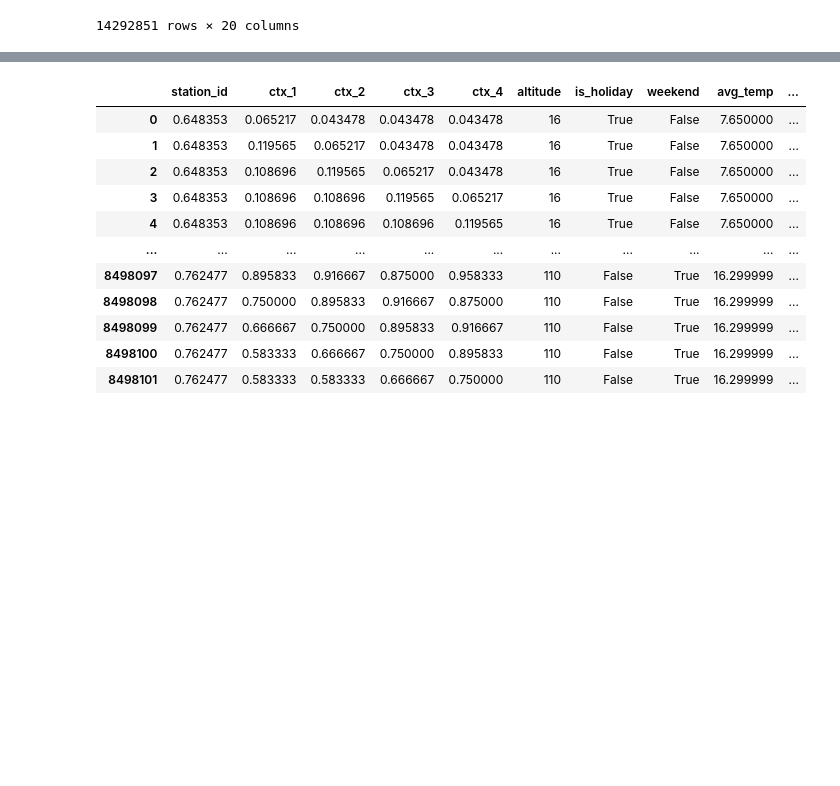
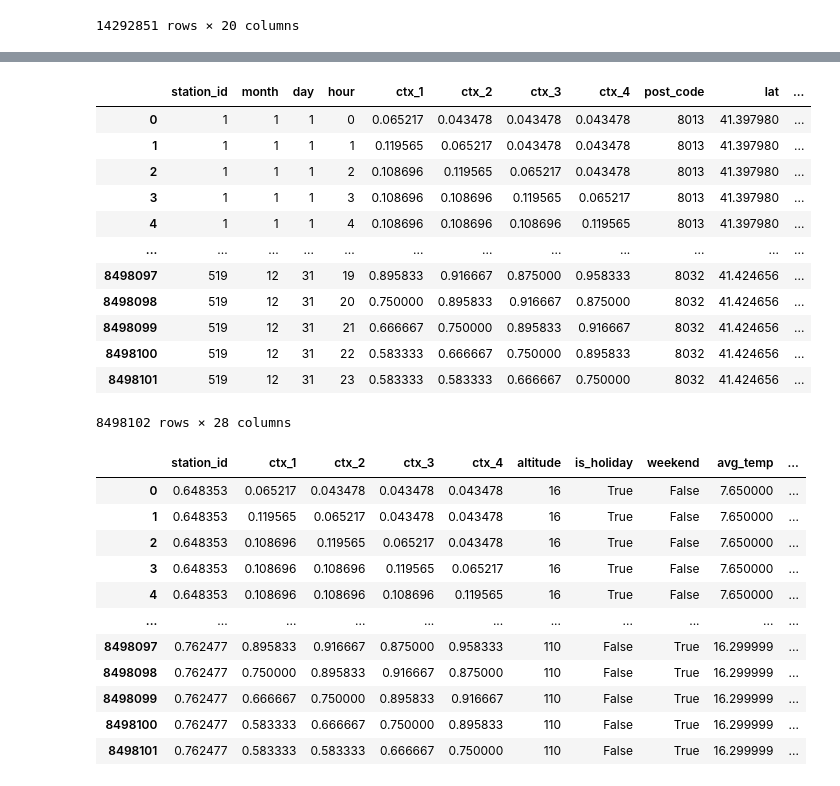
Before and after one commit to jadelaossa/bike-availability-prediction, a Jupyter notebook: notebooks/4.0-jdf-model-training.ipynb, the cells around one changed output, grey strips where cells are left out. Drawn from its saved outputs; the diff is of its cells as text; code cells hidden in the pictures; blank space fills up the shorter version.

```diff
--- a/notebooks/4.0-jdf-model-training.ipynb
+++ b/notebooks/4.0-jdf-model-training.ipynb
@@ -133,6 +144,22 @@ def get_rawX_y(df, y_col):
     return raw.drop(columns=['year', y_col]), raw[y_col]
 
 bicing_X, bicing_y = get_rawX_y(bicing, 'percentage_docks_available')
+# %%
+bicing_X
+# %% [output]
+|  | station_id | month | day | hour | ctx_1 | ctx_2 | ctx_3 | ctx_4 | post_code | lat | ... |
+| 0 | 1 | 1 | 1 | 0 | 0.065217 | 0.043478 | 0.043478 | 0.043478 | 8013 | 41.397980 | ... |
+| 1 | 1 | 1 | 1 | 1 | 0.119565 | 0.065217 | 0.043478 | 0.043478 | 8013 | 41.397980 | ... |
+| 2 | 1 | 1 | 1 | 2 | 0.108696 | 0.119565 | 0.065217 | 0.043478 | 8013 | 41.397980 | ... |
+| 3 | 1 | 1 | 1 | 3 | 0.108696 | 0.108696 | 0.119565 | 0.065217 | 8013 | 41.397980 | ... |
+| 4 | 1 | 1 | 1 | 4 | 0.108696 | 0.108696 | 0.108696 | 0.119565 | 8013 | 41.397980 | ... |
+| ... | ... | ... | ... | ... | ... | ... | ... | ... | ... | ... | ... |
+| 8498097 | 519 | 12 | 31 | 19 | 0.895833 | 0.916667 | 0.875000 | 0.958333 | 8032 | 41.424656 | ... |
+| 8498098 | 519 | 12 | 31 | 20 | 0.750000 | 0.895833 | 0.916667 | 0.875000 | 8032 | 41.424656 | ... |
+| 8498099 | 519 | 12 | 31 | 21 | 0.666667 | 0.750000 | 0.895833 | 0.916667 | 8032 | 41.424656 | ... |
+| 8498100 | 519 | 12 | 31 | 22 | 0.583333 | 0.666667 | 0.750000 | 0.895833 | 8032 | 41.424656 | ... |
+| 8498101 | 519 | 12 | 31 | 23 | 0.583333 | 0.583333 | 0.666667 | 0.750000 | 8032 | 41.424656 | ... |
+8498102 rows × 28 columns
 # %%
 bicing_pl.fit_transform(bicing_X, bicing_y)
 # %% [output]
```
Also changed, not shown: parts of 2 cells of this notebook, 6 other files.
